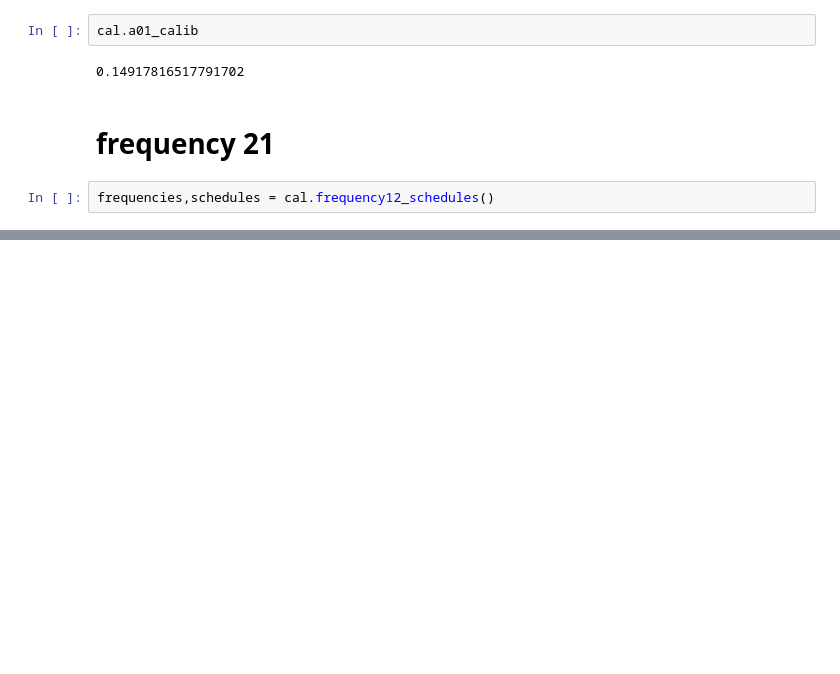
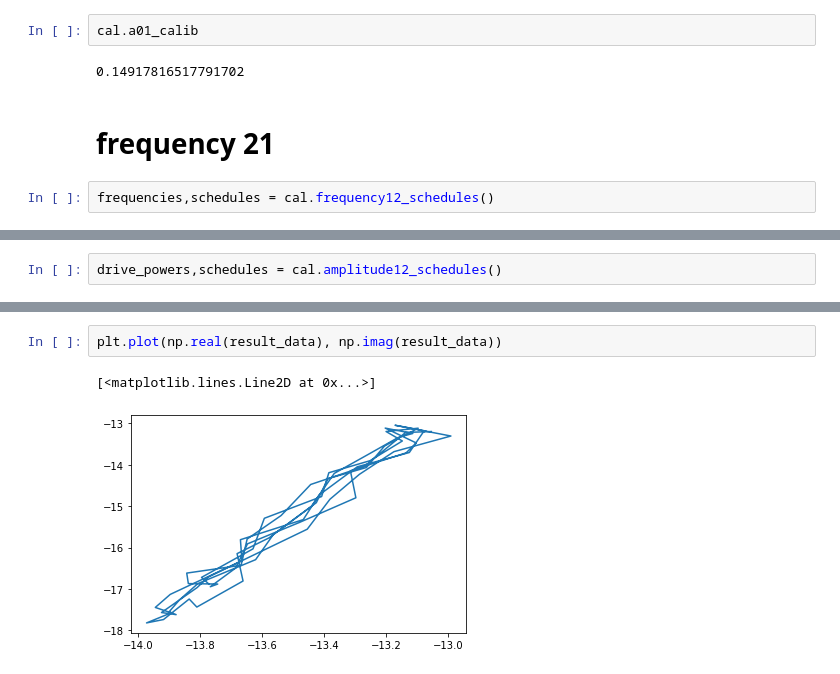
Before and after one commit to CDL-Quantum/Hackathon2021, a Jupyter notebook: CosmiQ/class_gates.ipynb, the cells around one changed output, grey strips where cells are left out. Saved outputs shown, nothing was run; the diff lists cells and outputs as text; blank space fills up the shorter version.

```diff
--- a/CosmiQ/class_gates.ipynb
+++ b/CosmiQ/class_gates.ipynb
@@ -256,0 +316,2 @@ plt.plot(np.real(result_data), np.imag(result_data))
+# %%
+drive_powers,schedules = cal.amplitude12_schedules()
@@ -256,0 +322,5 @@ plt.plot(np.real(result_data), np.imag(result_data))
+# %%
+plt.plot(np.real(result_data), np.imag(result_data))
+# %% [output]
+[<matplotlib.lines.Line2D at 0x...>]
+[figure, added]
```
Also changed, not shown: parts of 11 cells of this notebook.
